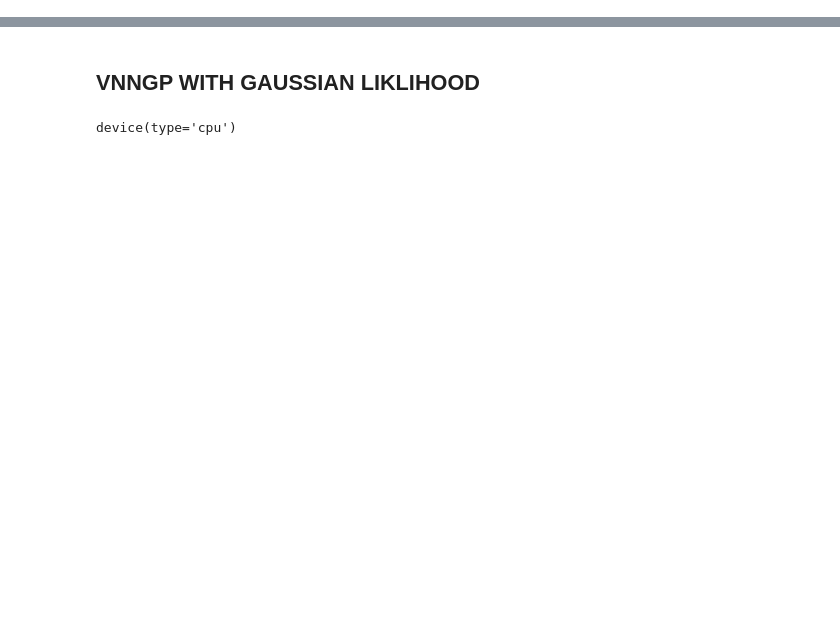
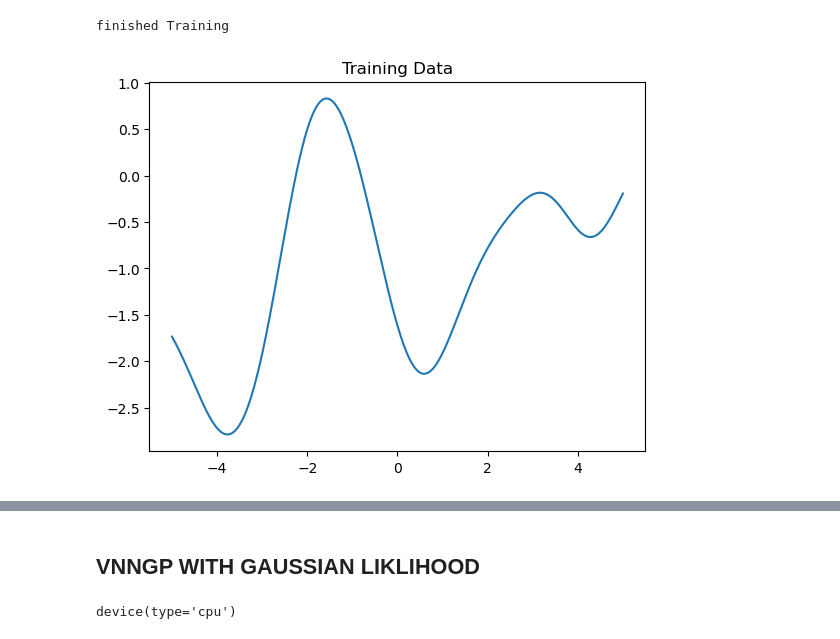
Before and after one commit to luisdiaz1997/GPzoo, a Jupyter notebook: notebooks/pri_test.ipynb, the cells around one changed output, grey strips where cells are left out. Drawn from its saved outputs; the diff is of its cells as text; code cells hidden in the pictures; blank space fills up the shorter version.

```diff
--- a/notebooks/pri_test.ipynb
+++ b/notebooks/pri_test.ipynb
@@ -8,0 +27,15 @@ from gpzoo.likelihoods import GaussianLikelihood, NSF
+# %%
+def fit(model, X, y, optimizer, epochs=1000, E=20):
+    losses = []
+    for it in tqdm(range(epochs)):
+        optimizer.zero_grad()
+        pY, qF, qU, pU = model.forward(X, E=E, verbose=False)
+        ELBO = (pY.log_prob(y)).mean(axis=0).sum()
+        ELBO -= torch.sum(distributions.kl_divergence(qU, pU))
+        loss = -ELBO
+        loss.backward()
+        optimizer.step()
+        losses.append(loss.item())
+
+    print("finished Training")
+    return losses, gp.Z
@@ -8,0 +86,28 @@ from gpzoo.likelihoods import GaussianLikelihood, NSF
+# %%
+# make data
+X, y = make_data(500, 1.0)
+X = torch.from_numpy(X)
+Y = torch.from_numpy(y)
+X = X.float()
+Y = Y.float()
+
+# make model
+M = 1000
+k = 3
+kernel = kernels.RBF(sigma=1.0, lengthscale=5.0)
+gp = VNNGP(kernel, dim=1, M=M, jitter=1e-3)
+gp.Z = nn.Parameter(10.0*torch.rand((M, 1))-5.0) #choose inducing points
+model = GaussianLikelihood(gp)
+model.gp.K = k
+optimizer = optim.Adam(params=model.parameters(), lr=1e-2)
+
+# fit model
+losses = fit(model, X, torch.squeeze(Y), optimizer, epochs=500, E=200)
+
+# make test data
+X_test = torch.linspace(-6, 6, 50)
+qF, _, _ = model.gp(X_test[:, None].to(device), verbose=False)
+mean = qF.mean.detach().cpu()
+# %% [output]
+finished Training
+[figure, added]
```
Also changed, not shown: parts of 48 cells of this notebook, 4 other files.
